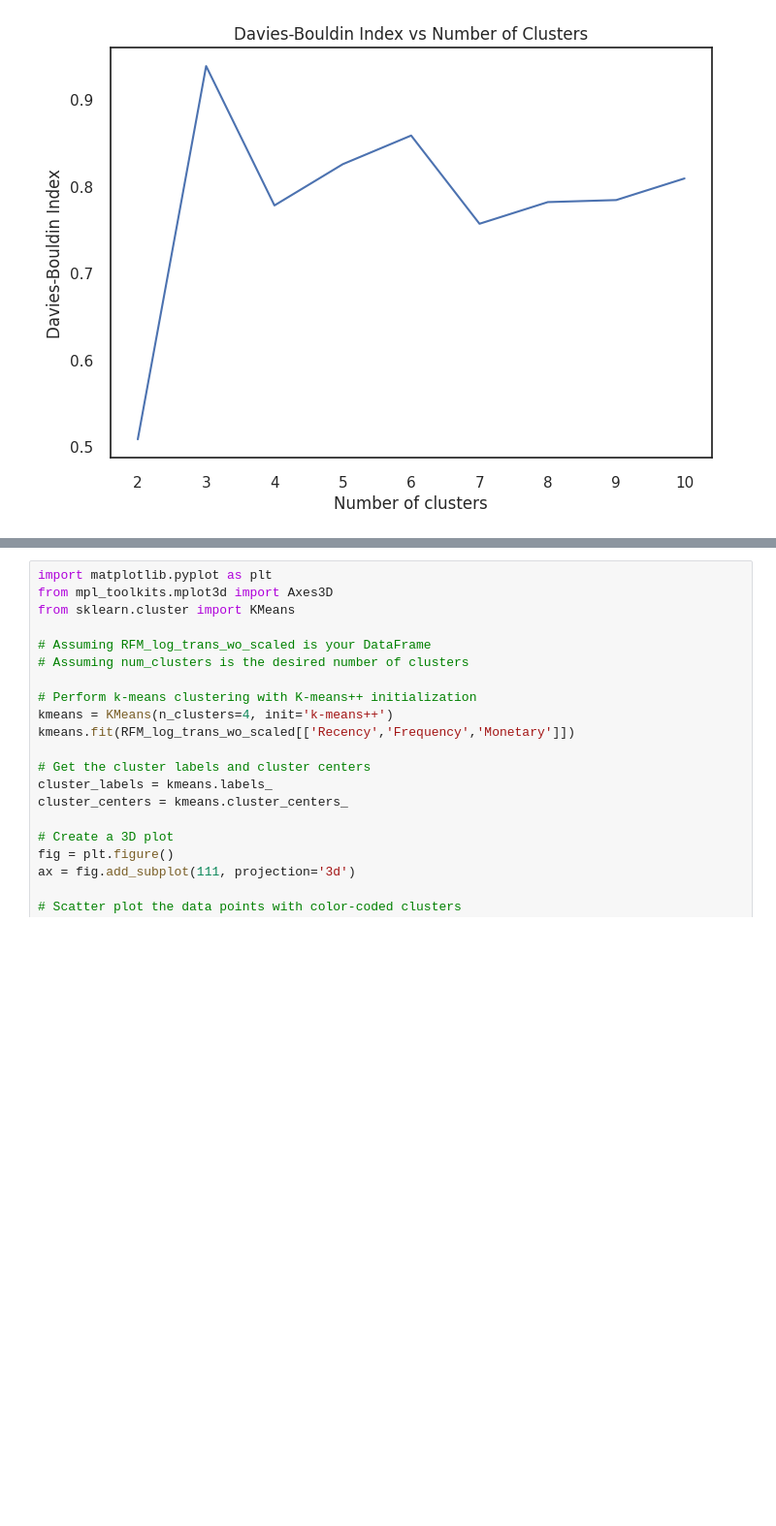
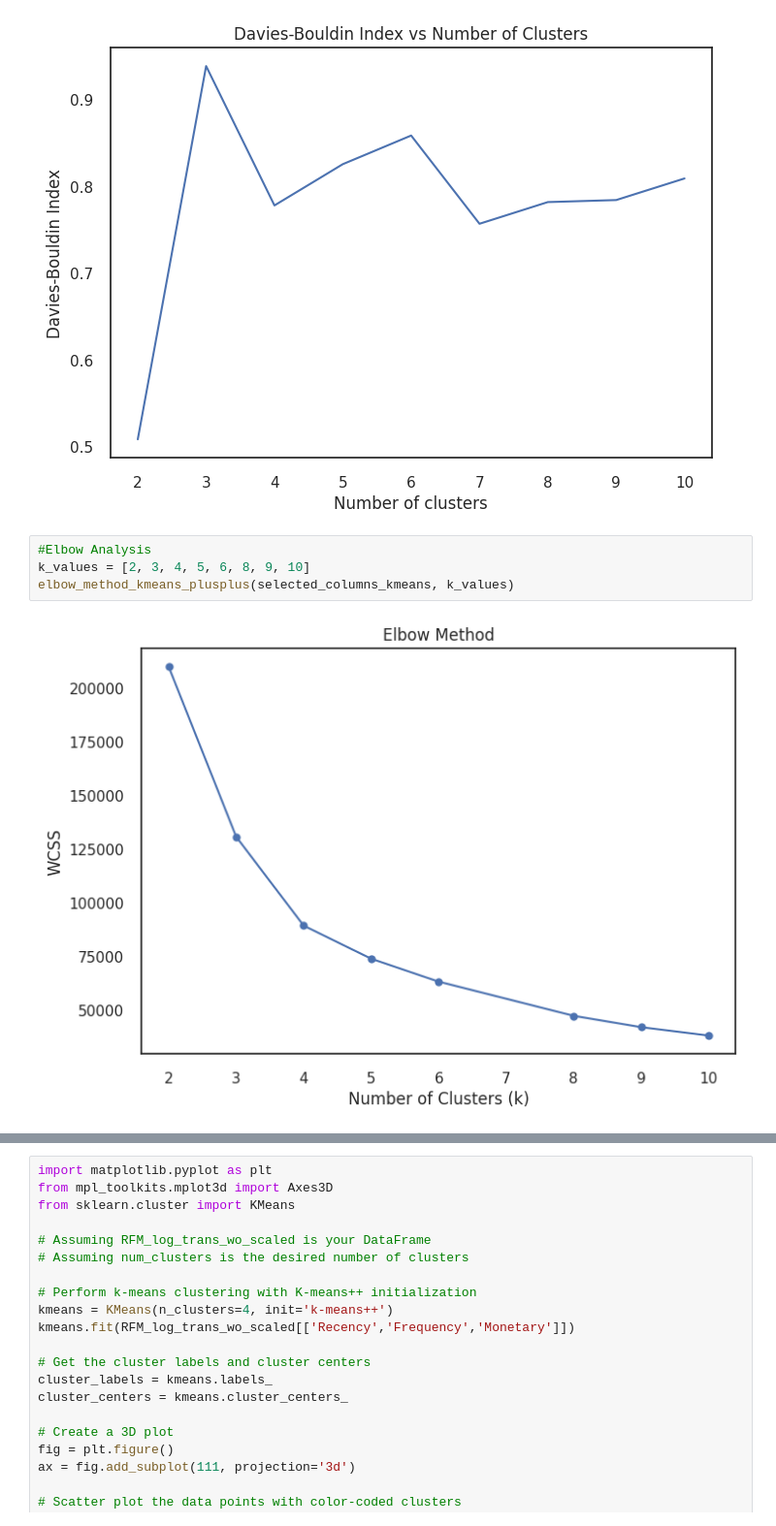
Before and after one commit to Pablocodes1993/finalproject, a Jupyter notebook: CUSTOMER_SEGMENTATION_USING_UNSUPERVISED_METHODS_AND_RFM.ipynb, the cells around one changed output, grey strips where cells are left out. Shown at 97% size. Cells and saved outputs as stored; diff of their text form; blank space fills up the shorter version.

```diff
--- a/CUSTOMER_SEGMENTATION_USING_UNSUPERVISED_METHODS_AND_RFM.ipynb
+++ b/CUSTOMER_SEGMENTATION_USING_UNSUPERVISED_METHODS_AND_RFM.ipynb
@@ -1473,5 +1519,11 @@ init_type = 'k-means++'
 plot_davies_bouldin_index_kmeansplusplus(selected_columns_kmeans, min_clusters, max_clusters, init=init_type)
 # %% [output]
 [figure]
+# %%
+#Elbow Analysis
+k_values = [2, 3, 4, 5, 6, 8, 9, 10]
+elbow_method_kmeans_plusplus(selected_columns_kmeans, k_values)
+# %% [output]
+[figure, added]
 # %%
 perform_rfm_analysis_updated(selected_columns_kmeans)
```
Also changed, not shown: parts of 9 cells of this notebook.
